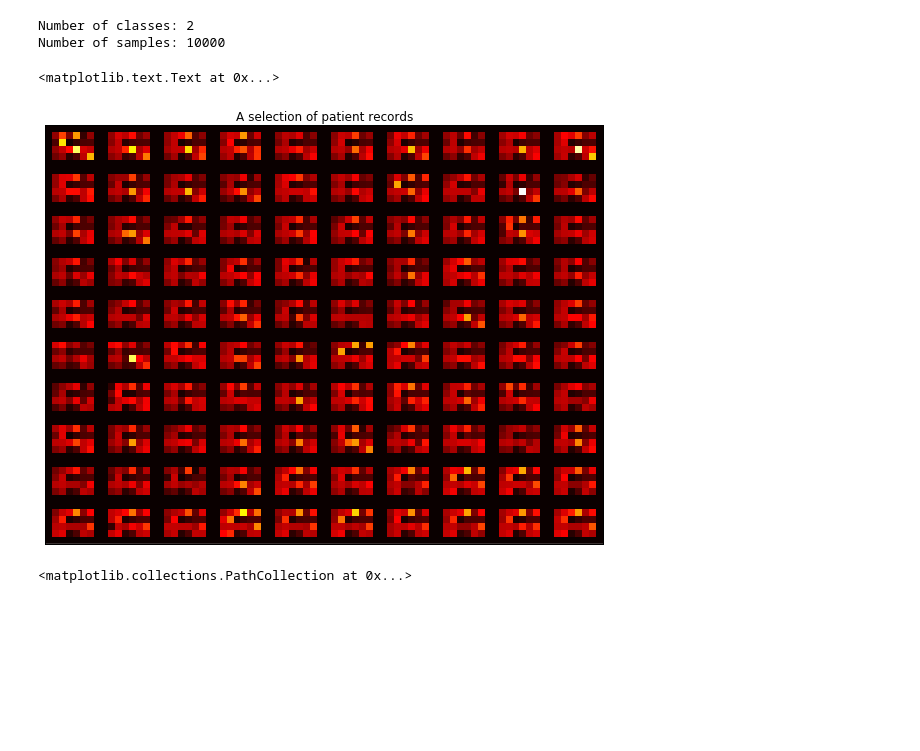
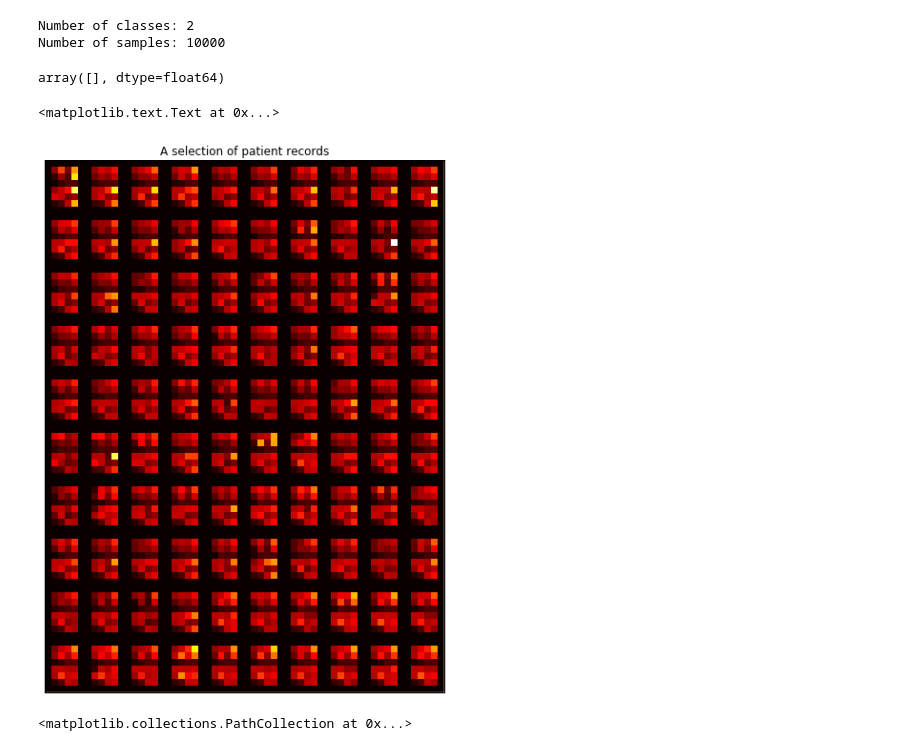
Before and after one commit to MIT-LCP/mimic-iii-paper, a Jupyter notebook: notebooks/tsne-vis.ipynb, the cells around one changed output. Saved outputs shown, nothing was run; the diff lists cells and outputs as text; code cells hidden in the pictures; blank space fills up the shorter version.

Commit message:
pad grid plot

```diff
--- a/notebooks/tsne-vis.ipynb
+++ b/notebooks/tsne-vis.ipynb
@@ -136,38 +136,46 @@ print('Number of samples: {}'.format(phys.label.count()))
 # %% [output]
 Number of classes: 2
 Number of samples: 10000
+# %%
+physvec[:-0]
+# %% [output]
+array([], dtype=float64)
 # %%
 # Plot a grid of images each of which represents a distinct patient
 # These should be simple to interpret
 # Once finalised, add these to the clustered plot
 # Note: would be interesting to compare plots for different classes
 
 # get dimension of image and add box around it
-rows=int(np.floor(np.sqrt(len(physvars))))
-cols=int(len(physvars)/rows)
+# cols=int(len(physvars)/rows)
+cols=int(np.floor(np.sqrt(len(physvars))))
+rows=int(np.ceil(len(physvars)/np.float(cols)))
 dims=(rows+2,cols+2)
 # img = phys[physvars].loc[4].values.reshape(dims)
 # print img
 # plt.imshow(img)
 
 n_img_per_row = 10
 img = np.zeros((dims[0] * n_img_per_row, dims[1] * n_img_per_row))
 physbox=np.zeros([dims[0],dims[1]])
+physvec=np.zeros(cols*rows)
 for i in range(n_img_per_row):
     ix = dims[0] * i
     for j in range(n_img_per_row):
         iy = dims[1] * j
-        physbox[1:-1,1:-1]=phys[physvars].iloc[i * n_img_per_row + j].values.reshape((dims[0]-2,dims[1]-2))
+        physvec[:len(physvars)]=phys[physvars].iloc[i * n_img_per_row + j].values
+        # pad if necessary
+        physbox[1:-1,1:-1]=physvec.reshape((dims[0]-2,dims[1]-2))
         img[ix:ix + dims[0], iy:iy + dims[1]] = physbox
 
 plt.figure(figsize=(10, 10))
 plt.imshow(img,cmap="hot",interpolation="none")
 plt.xticks([])
 plt.yticks([])
 plt.title('A selection of patient records')
 # %% [output]
 <matplotlib.text.Text at 0x...>
-[figure, old version]
+[figure, new version]
 # %%
 # set colours for plot
 # "Tableau 20" colors as RGB.
```
